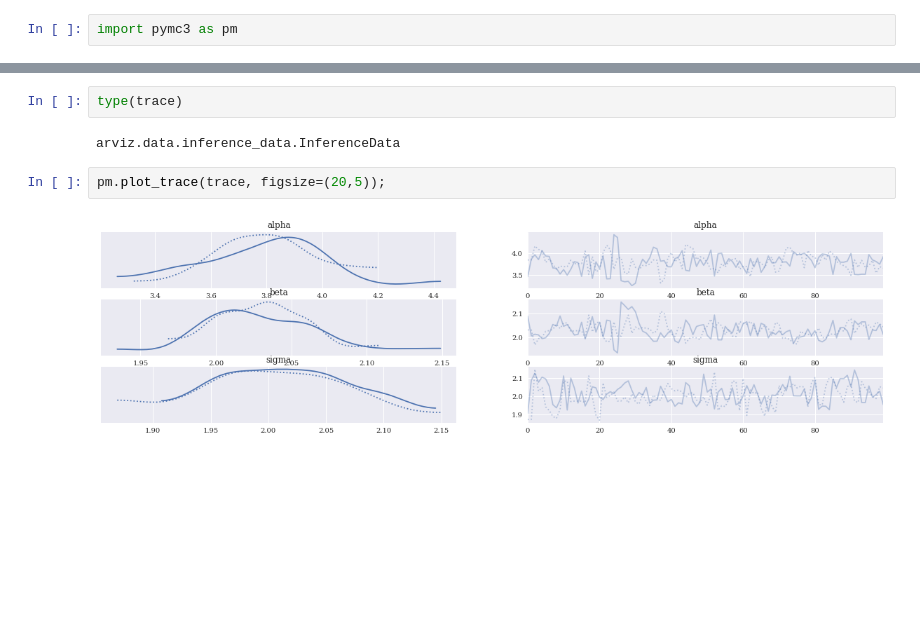
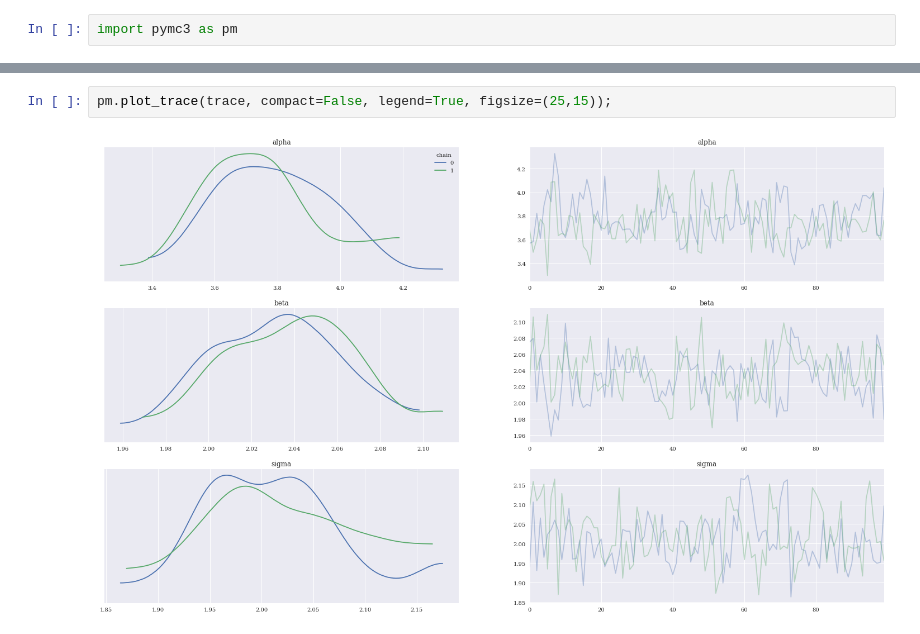
Before and after one commit to mackertp/finance-py, a Jupyter notebook: chapter-13.ipynb, the cells around one changed output, grey strips where cells are left out. Saved outputs shown, nothing was run; the diff lists cells and outputs as text; blank space fills up the shorter version.

```diff
--- a/chapter-13.ipynb
+++ b/chapter-13.ipynb
@@ -1006,8 +1006,4 @@ pm.summary(trace)
-# %%
-type(trace)
-# %% [output]
-arviz.data.inference_data.InferenceData
 # %%
-pm.plot_trace(trace, figsize=(20,5));
+pm.plot_trace(trace, compact=False, legend=True, figsize=(25,15));
 # %% [output]
-[figure, old version]
+[figure, new version]
```
Also changed, not shown: parts of 19 cells of this notebook, 1 other file.
